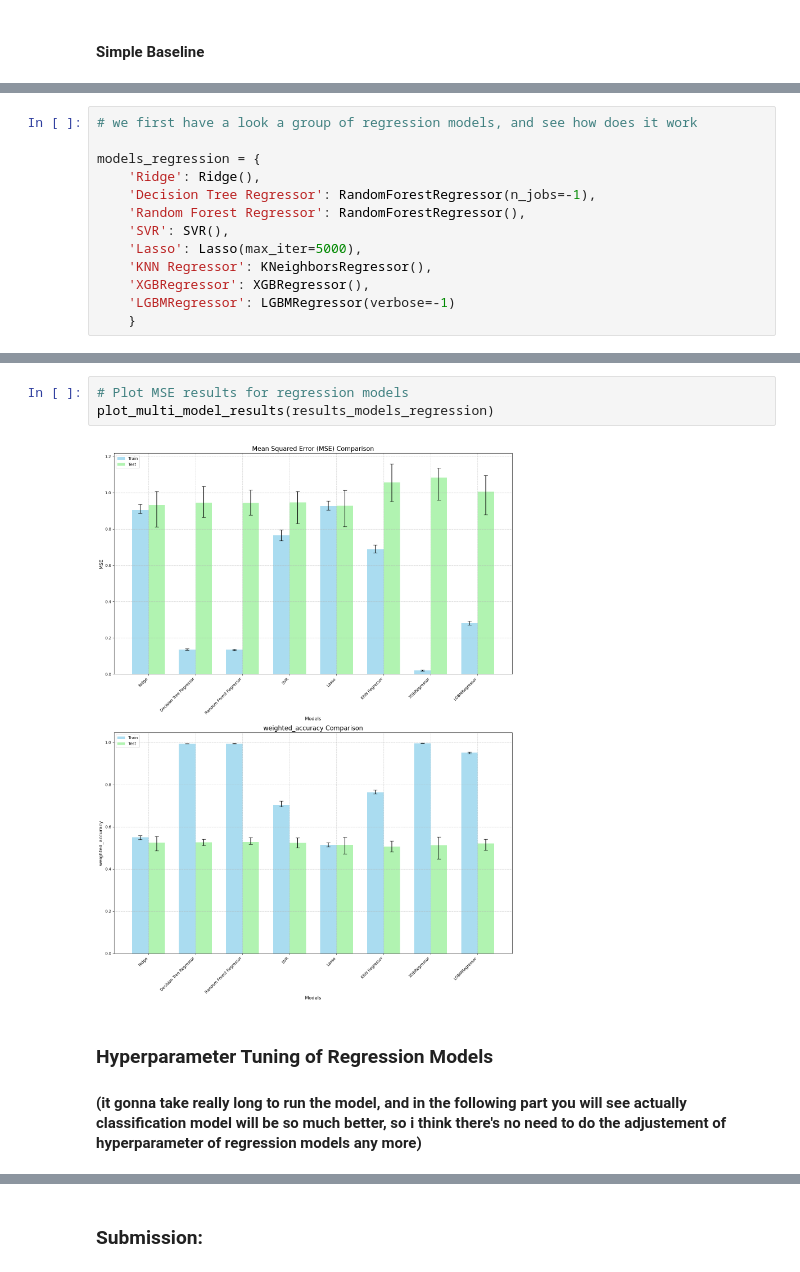
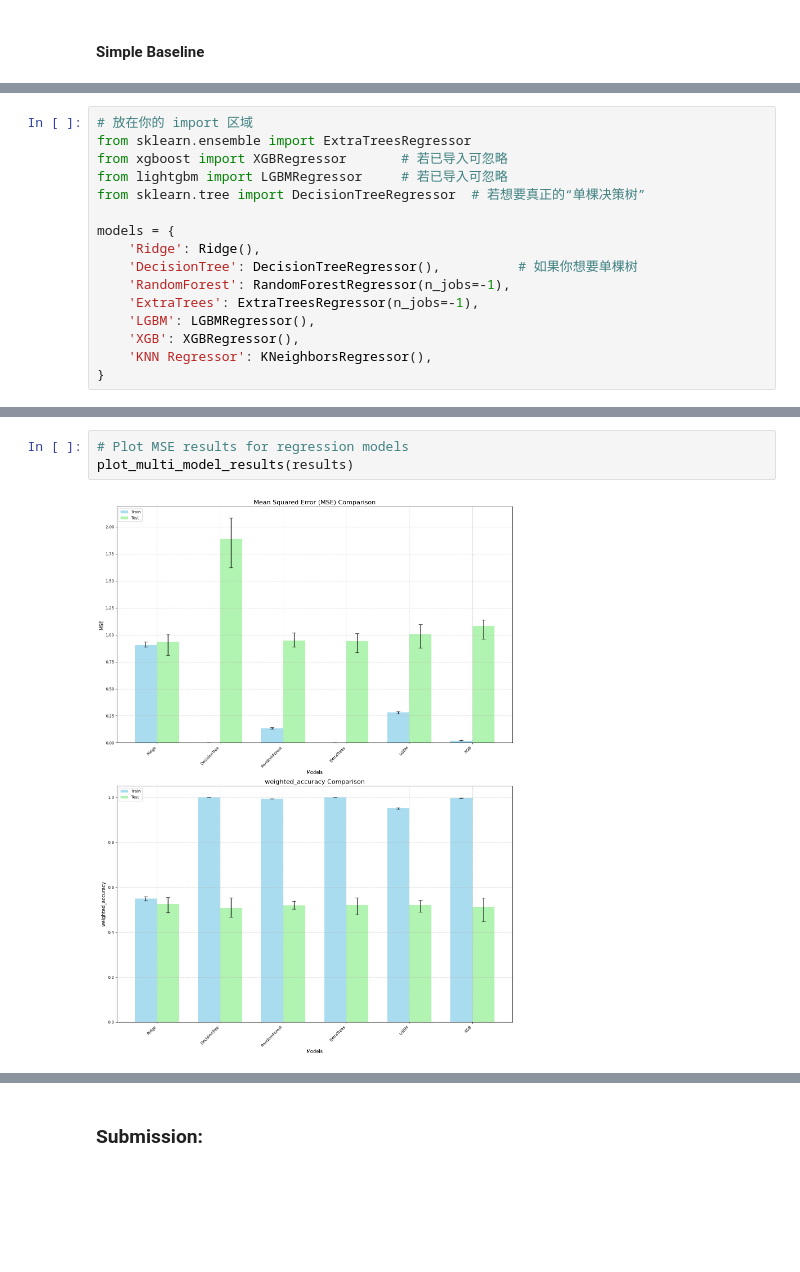
Before and after one commit to racousin/data_science_practice_2025, a Jupyter notebook: tiphddddd/module6/module6_exercise.ipynb, the cells around one changed output, grey strips where cells are left out. Drawn from its saved outputs; the diff is of its cells as text; blank space fills up the shorter version.

```diff
--- a/tiphddddd/module6/module6_exercise.ipynb
+++ b/tiphddddd/module6/module6_exercise.ipynb
@@ -360,15 +346,18 @@ plot_results(results["RandomForestRegressor"]["mse_train"],
 # %%
-# we first have a look a group of regression models, and see how does it work
+# 放在你的 import 区域
+from sklearn.ensemble import ExtraTreesRegressor
+from xgboost import XGBRegressor       # 若已导入可忽略
+from lightgbm import LGBMRegressor     # 若已导入可忽略
+from sklearn.tree import DecisionTreeRegressor  # 若想要真正的“单棵决策树”
 
-models_regression = {
+models = {
     'Ridge': Ridge(),
-    'Decision Tree Regressor': RandomForestRegressor(n_jobs=-1),
-    'Random Forest Regressor': RandomForestRegressor(),
-    'SVR': SVR(),
-    'Lasso': Lasso(max_iter=5000),
+    'DecisionTree': DecisionTreeRegressor(),          # 如果你想要单棵树
+    'RandomForest': RandomForestRegressor(n_jobs=-1),
+    'ExtraTrees': ExtraTreesRegressor(n_jobs=-1),
+    'LGBM': LGBMRegressor(),
+    'XGB': XGBRegressor(),
     'KNN Regressor': KNeighborsRegressor(),
-    'XGBRegressor': XGBRegressor(),
-    'LGBMRegressor': LGBMRegressor(verbose=-1)
-    }
+}
 # %%
 # Run cross-validation for regression models
@@ -379,8 +383,5 @@ Min w_acc test score: 0.5170, Max w_acc test score: 0.5492
 # %%
 # Plot MSE results for regression models
-plot_multi_model_results(results_models_regression)
+plot_multi_model_results(results)
 # %% [output]
-[figure, old version]
+[figure, new version]
-# %% [markdown]
-### Hyperparameter Tuning of Regression Models
-#### (it gonna take really long to run the model, and in the following part you will see actually classification model will be so much better, so i think there's no need to do the adjustement of hyperparameter of regression models any more)
```
Also changed, not shown: parts of 39 cells of this notebook, 1 other file.
